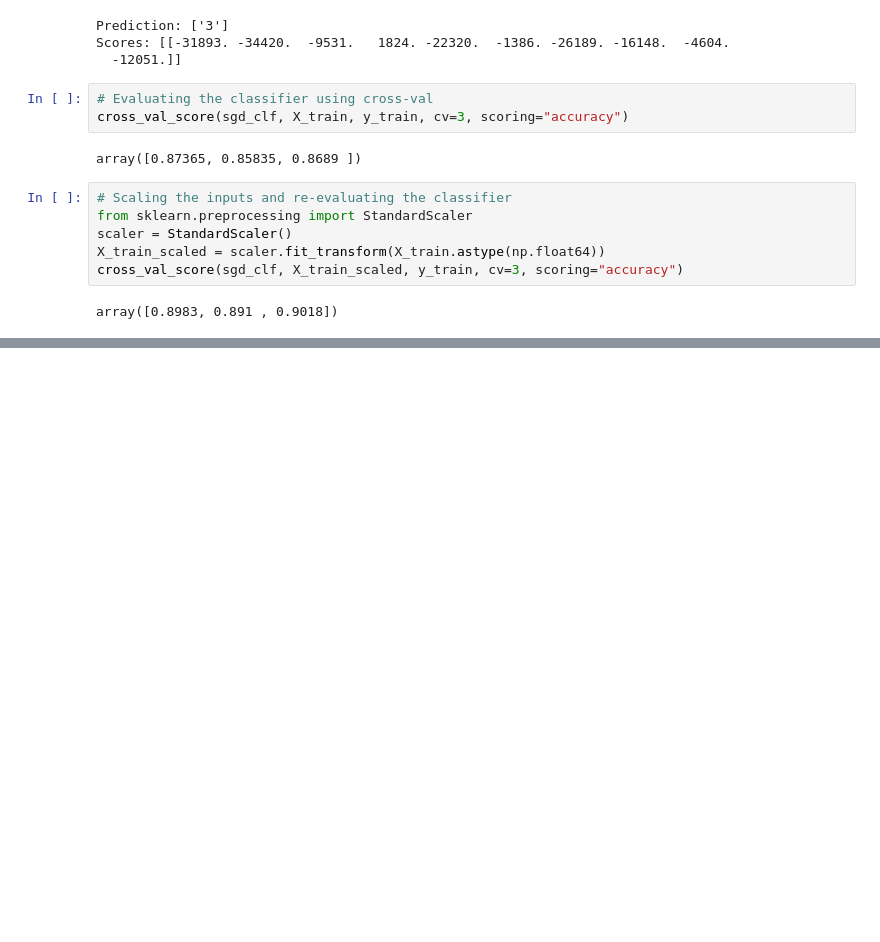
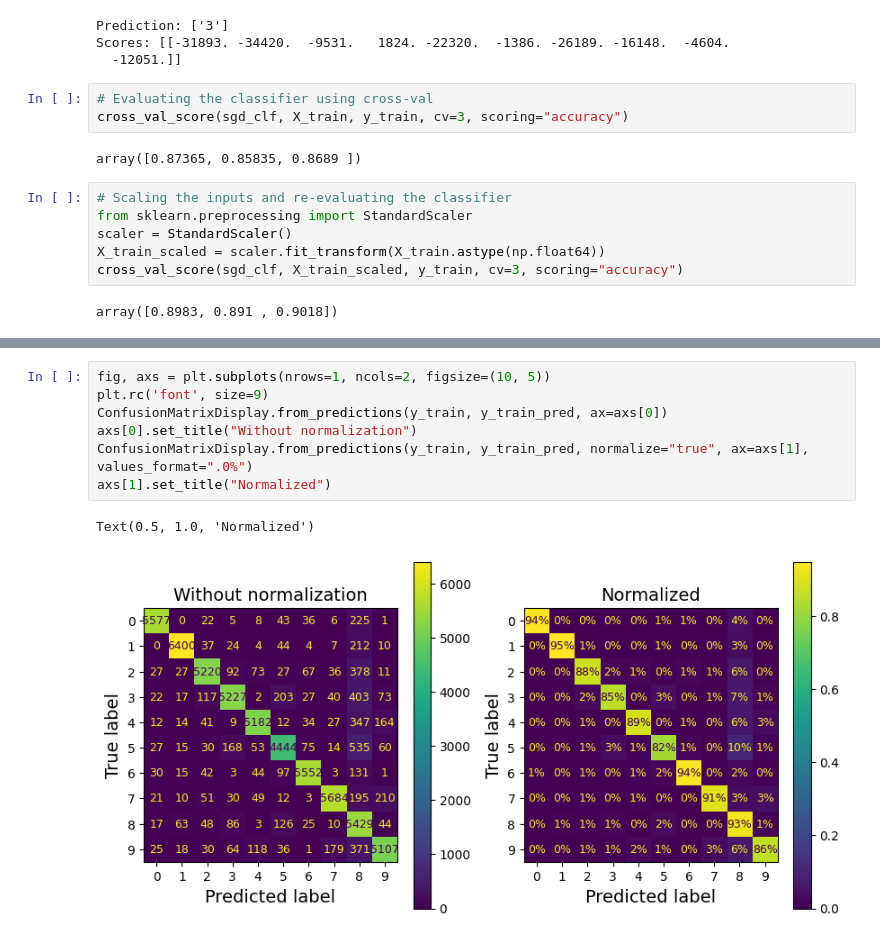
Before and after one commit to MrIsCM/Learning-Machine-Learning, a Jupyter notebook: Notebooks/03_classification.ipynb, the cells around one changed output, grey strips where cells are left out. Drawn from its saved outputs; the diff is of its cells as text; blank space fills up the shorter version.

```diff
--- a/Notebooks/03_classification.ipynb
+++ b/Notebooks/03_classification.ipynb
@@ -548,0 +562,10 @@ array([0.8983, 0.891 , 0.9018])
+# %%
+fig, axs = plt.subplots(nrows=1, ncols=2, figsize=(10, 5))
+plt.rc('font', size=9)
+ConfusionMatrixDisplay.from_predictions(y_train, y_train_pred, ax=axs[0])
+axs[0].set_title("Without normalization")
+ConfusionMatrixDisplay.from_predictions(y_train, y_train_pred, normalize="true", ax=axs[1], values_format=".0%")
+axs[1].set_title("Normalized")
+# %% [output]
+Text(0.5, 1.0, 'Normalized')
+[figure, added]
```
Also changed, not shown: parts of 3 cells of this notebook.
